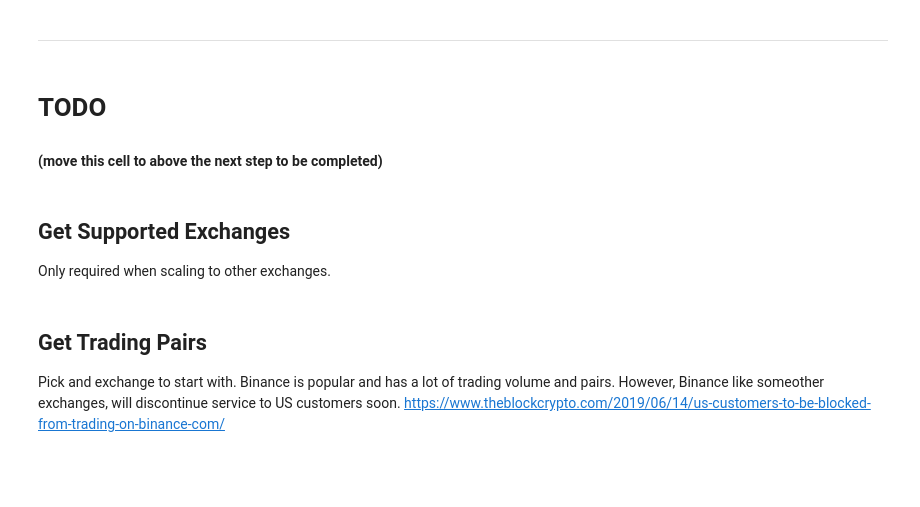
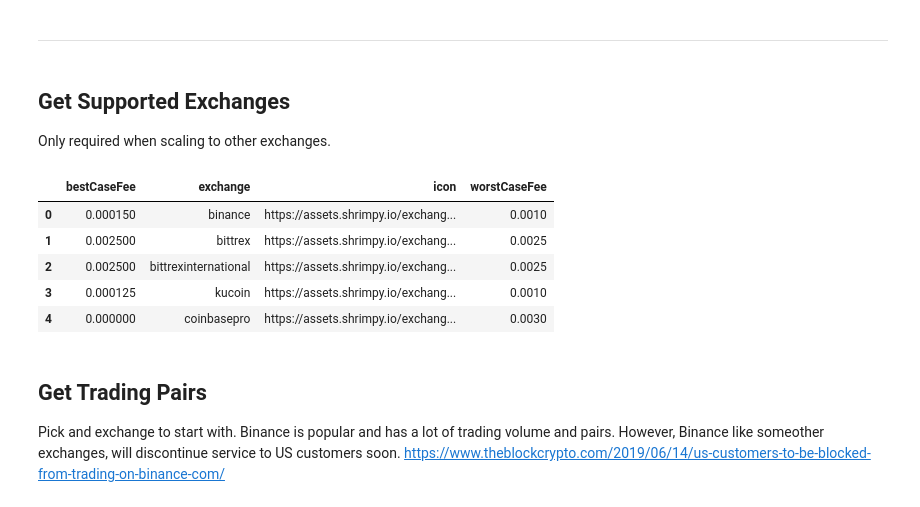
Before and after one commit to djporterco/Ichi-Told-Me, a Jupyter notebook: Ichi-told-me.ipynb, the cells around one changed output. Saved outputs shown, nothing was run; the diff lists cells and outputs as text; code cells hidden in the pictures; blank space fills up the shorter version.

```diff
--- a/Ichi-told-me.ipynb
+++ b/Ichi-told-me.ipynb
@@ -80,10 +80,6 @@ import matplotlib.ticker as ticker
 import matplotlib.dates as mdates
 from mpl_finance import candlestick_ohlc
 import matplotlib.pyplot as plt
-# %% [markdown]
-# TODO
-
-#### (move this cell to above the next step to be completed)
 # %% [markdown]
 ## Get Supported Exchanges
 Only required when scaling to other exchanges.
@@ -92,8 +88,23 @@ Only required when scaling to other exchanges.
 # GET https://dev-api.shrimpy.io/v1/list_exchanges
 
 def list_exchanges():
+
+    """This endpoint retrieves all Shrimpy supported exchanges
+    and some basic information about each.
+
+    :return: pandas.DataFrame
+    """
     res = requests.get("https://dev-api.shrimpy.io/v1/list_exchanges")
     return json_normalize(res.json())
+# %%
+list_exchanges().head()
+# %% [output]
+|  | bestCaseFee | exchange | icon | worstCaseFee |
+| 0 | 0.000150 | binance | https://assets.shrimpy.io/exchang... | 0.0010 |
+| 1 | 0.002500 | bittrex | https://assets.shrimpy.io/exchang... | 0.0025 |
+| 2 | 0.002500 | bittrexinternational | https://assets.shrimpy.io/exchang... | 0.0025 |
+| 3 | 0.000125 | kucoin | https://assets.shrimpy.io/exchang... | 0.0010 |
+| 4 | 0.000000 | coinbasepro | https://assets.shrimpy.io/exchang... | 0.0030 |
 # %% [markdown]
 ## Get Trading Pairs
 
```
Also changed, not shown: parts of 20 cells of this notebook.
